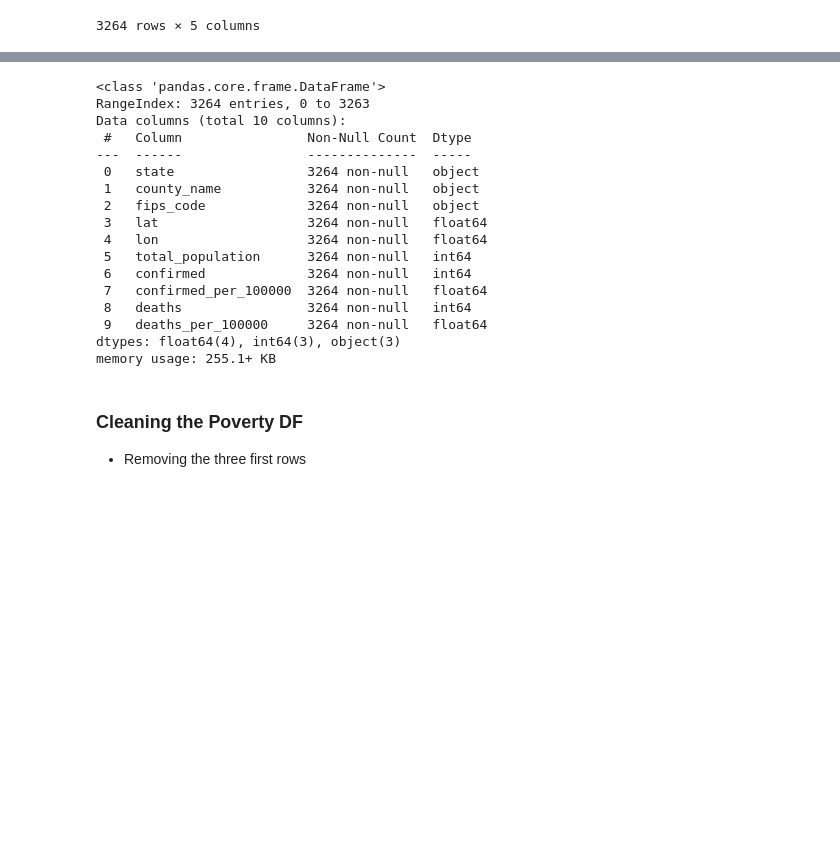
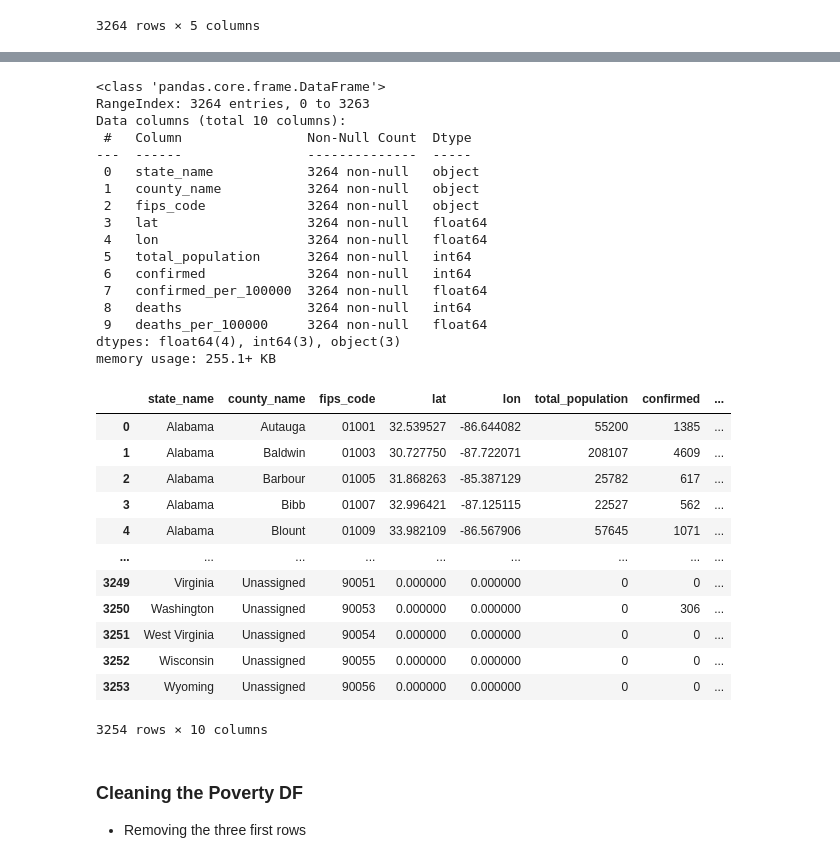
Before and after one commit to mmeadx/etl_covidvspoverty, a Jupyter notebook: ETL Project.ipynb, the cells around one changed output, grey strips where cells are left out. Cells and saved outputs as stored; diff of their text form; code cells hidden in the pictures; blank space fills up the shorter version.

```diff
--- a/ETL Project.ipynb
+++ b/ETL Project.ipynb
@@ -108,7 +111,9 @@ memory usage: 255.1+ KB
 # %%
 # covid_data['total_population'] = covid_data['total_population'].astype(float)
-covid_data = covid_data.astype({'lat': 'float', 'lon': 'float', 'total_population': 'int64', 'confirmed': 'int64', 'confirmed_per_100000': 'float',
-                               'deaths': 'int64', 'deaths_per_100000': 'float'})
+covid_data = covid_data.astype({'lat': 'float', 'lon': 'float', 'total_population': 'float', 'confirmed': 'int64', 'confirmed_per_100000': 'float', 'deaths': 'int64', 'deaths_per_100000': 'float'})
+
+# have to convert total_population to and int64 (after converting to float)
+covid_data = covid_data.astype({'total_population': 'int64'})
 covid_data.info()
 # %% [output]
 <class 'pandas.core.frame.DataFrame'>
@@ -116,7 +121,7 @@ RangeIndex: 3264 entries, 0 to 3263
 Data columns (total 10 columns):
  #   Column                Non-Null Count  Dtype
 ---  ------                --------------  -----
- 0   state                 3264 non-null   object
+ 0   state_name            3264 non-null   object
  1   county_name           3264 non-null   object
  2   fips_code             3264 non-null   object
  3   lat                   3264 non-null   float64
@@ -128,6 +133,24 @@ Data columns (total 10 columns):
  9   deaths_per_100000     3264 non-null   float64
 dtypes: float64(4), int64(3), object(3)
 memory usage: 255.1+ KB
+# %%
+# Remove data that has 'fips_cod' of 0 : all values were 0 regardless
+covid_data = covid_data.loc[covid_data['fips_code'] != 0]
+covid_data
+# %% [output]
+|  | state_name | county_name | fips_code | lat | lon | total_population | confirmed | ... |
+| 0 | Alabama | Autauga | 01001 | 32.539527 | -86.644082 | 55200 | 1385 | ... |
+| 1 | Alabama | Baldwin | 01003 | 30.727750 | -87.722071 | 208107 | 4609 | ... |
+| 2 | Alabama | Barbour | 01005 | 31.868263 | -85.387129 | 25782 | 617 | ... |
+| 3 | Alabama | Bibb | 01007 | 32.996421 | -87.125115 | 22527 | 562 | ... |
+| 4 | Alabama | Blount | 01009 | 33.982109 | -86.567906 | 57645 | 1071 | ... |
+| ... | ... | ... | ... | ... | ... | ... | ... | ... |
+| 3249 | Virginia | Unassigned | 90051 | 0.000000 | 0.000000 | 0 | 0 | ... |
+| 3250 | Washington | Unassigned | 90053 | 0.000000 | 0.000000 | 0 | 306 | ... |
+| 3251 | West Virginia | Unassigned | 90054 | 0.000000 | 0.000000 | 0 | 0 | ... |
+| 3252 | Wisconsin | Unassigned | 90055 | 0.000000 | 0.000000 | 0 | 0 | ... |
+| 3253 | Wyoming | Unassigned | 90056 | 0.000000 | 0.000000 | 0 | 0 | ... |
+3254 rows × 10 columns
 # %% [markdown]
 ### Cleaning  the Poverty DF
 * Removing the three first rows
```
Also changed, not shown: parts of 12 cells of this notebook, 4 other files.
